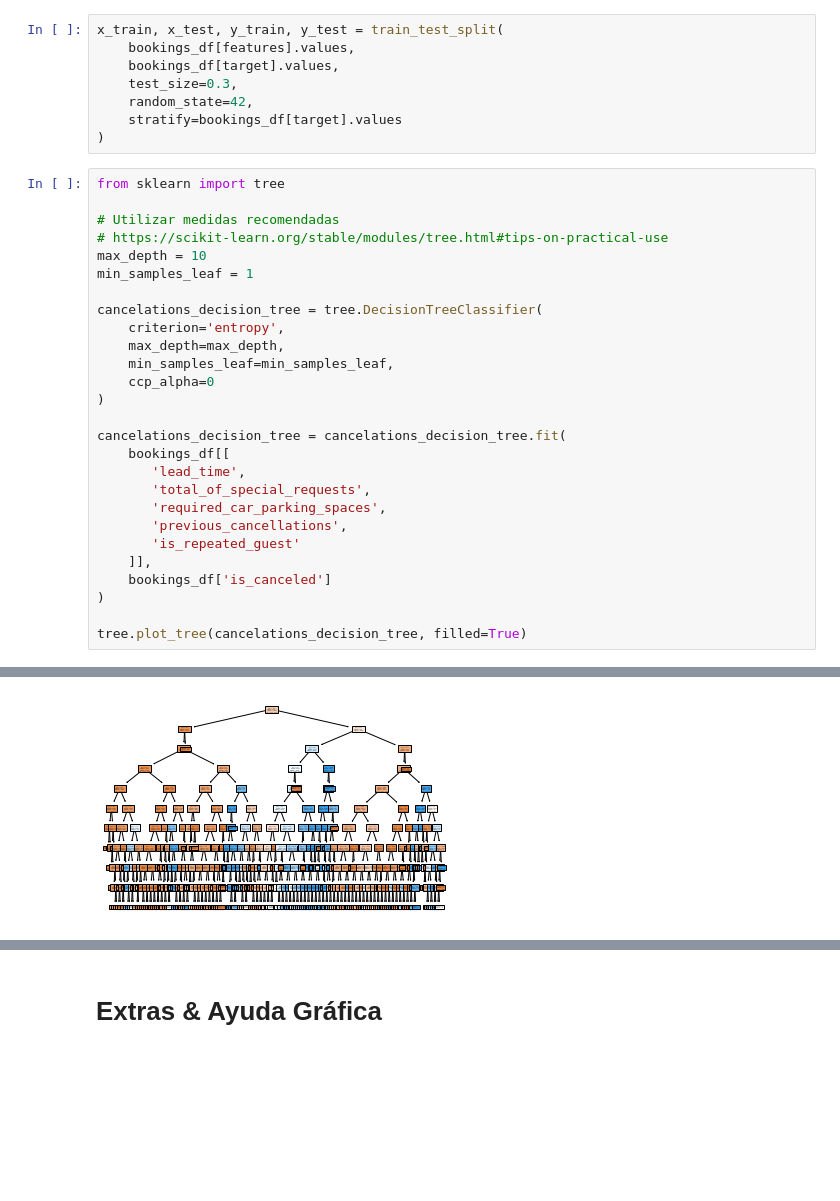
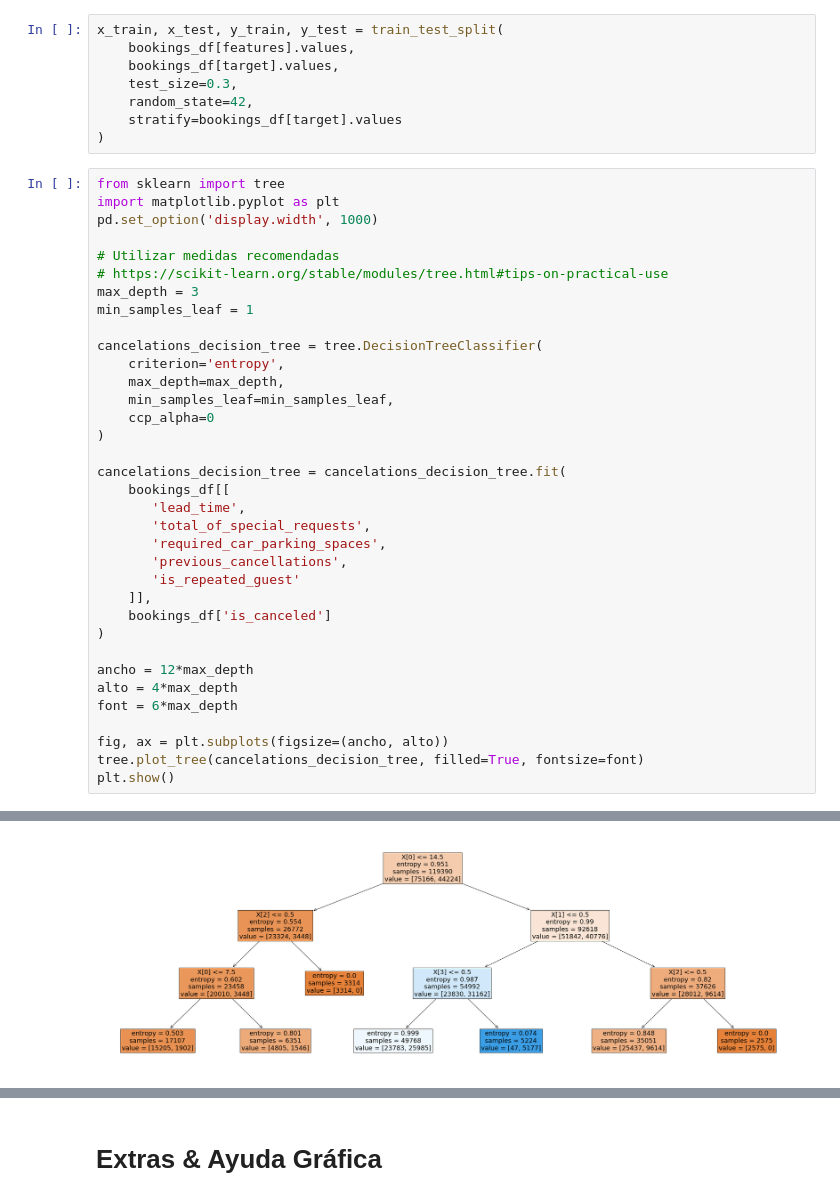
Before and after one commit to francotestori/aauba_01, a Jupyter notebook: decision_tree.ipynb, the cells around one changed output, grey strips where cells are left out. Cells and saved outputs as stored; diff of their text form; blank space fills up the shorter version.

```diff
--- a/decision_tree.ipynb
+++ b/decision_tree.ipynb
@@ -641,10 +611,12 @@ x_train, x_test, y_train, y_test = train_test_split(
 )
 # %%
 from sklearn import tree
+import matplotlib.pyplot as plt
+pd.set_option('display.width', 1000)
 
 # Utilizar medidas recomendadas
 # https://scikit-learn.org/stable/modules/tree.html#tips-on-practical-use
-max_depth = 10
+max_depth = 3
 min_samples_leaf = 1
 
 cancelations_decision_tree = tree.DecisionTreeClassifier(
@@ -665,5 +637,11 @@ cancelations_decision_tree = cancelations_decision_tree.fit(
     bookings_df['is_canceled']
 )
 
-tree.plot_tree(cancelations_decision_tree, filled=True)
+ancho = 12*max_depth
+alto = 4*max_depth
+font = 6*max_depth
+
+fig, ax = plt.subplots(figsize=(ancho, alto))
+tree.plot_tree(cancelations_decision_tree, filled=True, fontsize=font)
+plt.show()
 # %% [output]
@@ -687,4 +648,4 @@ tree.plot_tree(cancelations_decision_tree, filled=True)
-[figure, old version]
+[figure, new version]
 # %%
 from sklearn.metrics import accuracy_score, precision_score, recall_score, f1_score, fbeta_score, confusion_matrix
 
```
Also changed, not shown: parts of 8 cells of this notebook.
